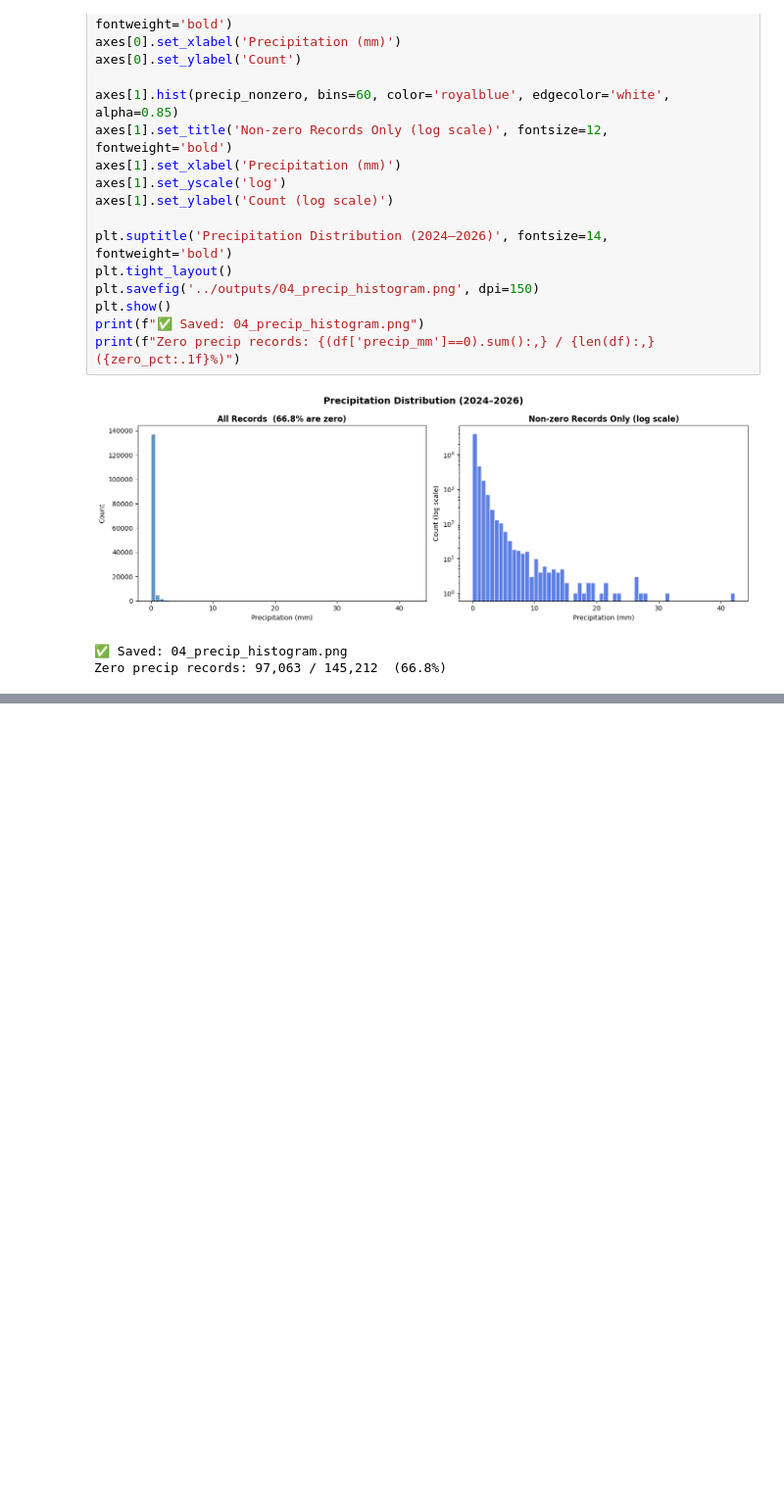
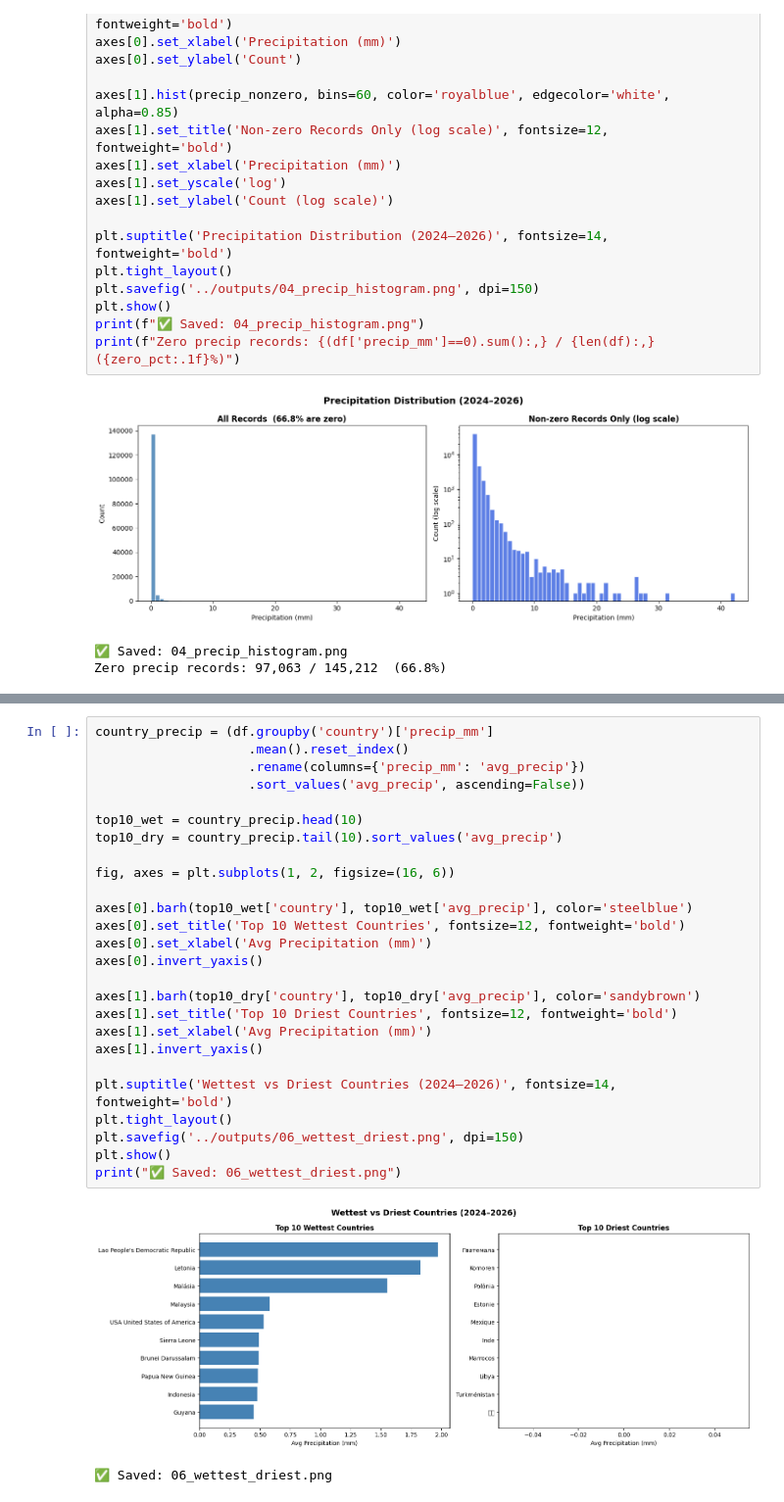
Before and after one commit to Rehaan-2006/weather-trend-forecasting, a Jupyter notebook: notebooks/01_eda.ipynb, the cells around one changed output, grey strips where cells are left out. Shown at 98% size. Drawn from its saved outputs; the diff is of its cells as text; blank space fills up the shorter version.

```diff
--- a/notebooks/01_eda.ipynb
+++ b/notebooks/01_eda.ipynb
@@ -317,0 +345,29 @@ Zero precip records: 97,063 / 145,212  (66.8%)
+# %%
+country_precip = (df.groupby('country')['precip_mm']
+                    .mean().reset_index()
+                    .rename(columns={'precip_mm': 'avg_precip'})
+                    .sort_values('avg_precip', ascending=False))
+
+top10_wet = country_precip.head(10)
+top10_dry = country_precip.tail(10).sort_values('avg_precip')
+
+fig, axes = plt.subplots(1, 2, figsize=(16, 6))
+
+axes[0].barh(top10_wet['country'], top10_wet['avg_precip'], color='steelblue')
+axes[0].set_title('Top 10 Wettest Countries', fontsize=12, fontweight='bold')
+axes[0].set_xlabel('Avg Precipitation (mm)')
+axes[0].invert_yaxis()
+
+axes[1].barh(top10_dry['country'], top10_dry['avg_precip'], color='sandybrown')
+axes[1].set_title('Top 10 Driest Countries', fontsize=12, fontweight='bold')
+axes[1].set_xlabel('Avg Precipitation (mm)')
+axes[1].invert_yaxis()
+
+plt.suptitle('Wettest vs Driest Countries (2024–2026)', fontsize=14, fontweight='bold')
+plt.tight_layout()
+plt.savefig('../outputs/06_wettest_driest.png', dpi=150)
+plt.show()
+print("✅ Saved: 06_wettest_driest.png")
+# %% [output]
+[figure, added]
+✅ Saved: 06_wettest_driest.png
```
Also changed, not shown: parts of 4 cells of this notebook, 6 other files.
